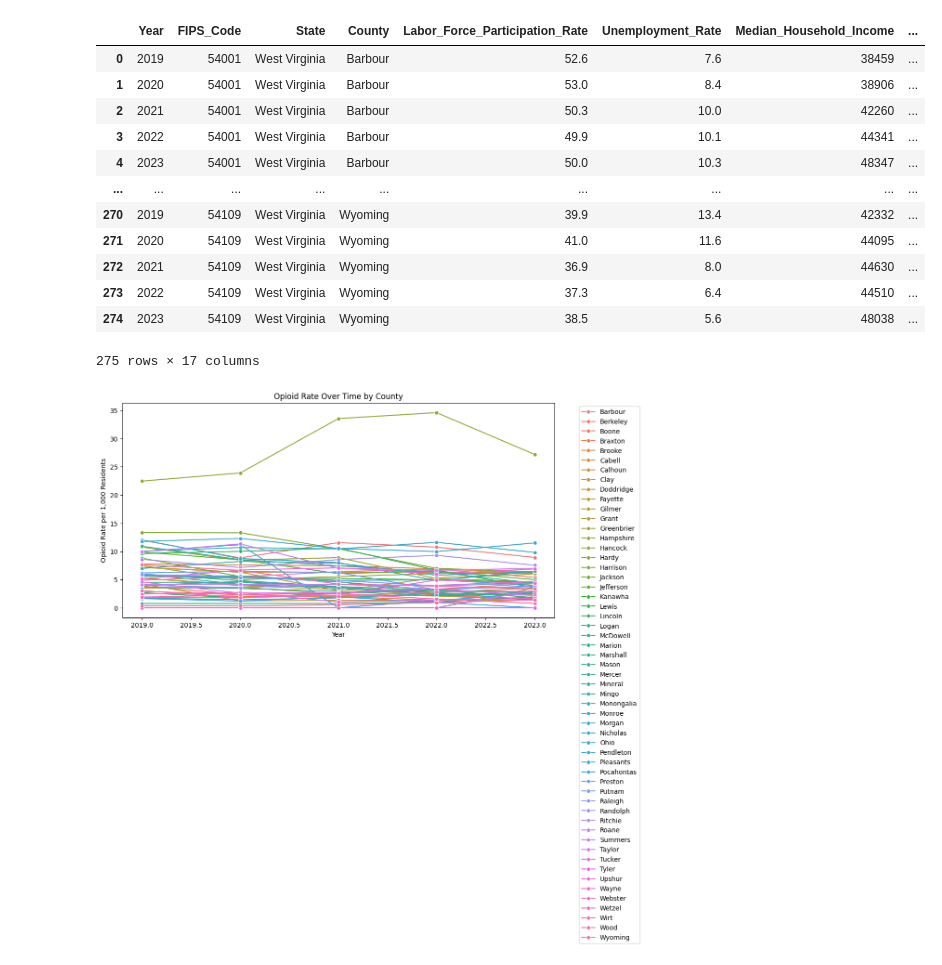
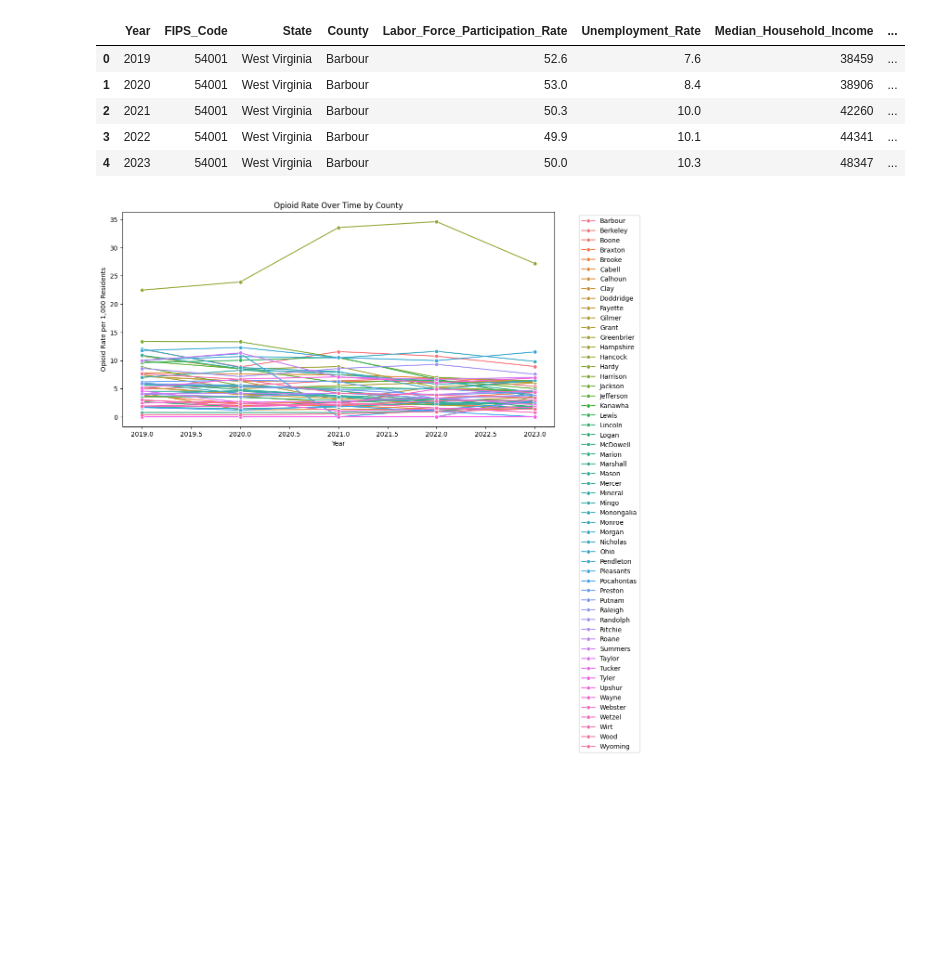
Before and after one commit to vyarabad/The-Intervention-Task-Force, a Jupyter notebook: notebooks/Data Visualization.ipynb, the cells around one changed output. Drawn from its saved outputs; the diff is of its cells as text; code cells hidden in the pictures; blank space fills up the shorter version.

```diff
--- a/notebooks/Data Visualization.ipynb
+++ b/notebooks/Data Visualization.ipynb
@@ -7,22 +7,15 @@ import requests
 from dotenv import load_dotenv
 import os
 # %%
-df = pd.read_csv("../data/west_virginia_opioid_data_interpolated.csv")
-df
+df = pd.read_csv("../data/west_virginia_opioid_data_clean.csv")
+df.head()
 # %% [output]
 |  | Year | FIPS_Code | State | County | Labor_Force_Participation_Rate | Unemployment_Rate | Median_Household_Income | ... |
 | 0 | 2019 | 54001 | West Virginia | Barbour | 52.6 | 7.6 | 38459 | ... |
 | 1 | 2020 | 54001 | West Virginia | Barbour | 53.0 | 8.4 | 38906 | ... |
 | 2 | 2021 | 54001 | West Virginia | Barbour | 50.3 | 10.0 | 42260 | ... |
 | 3 | 2022 | 54001 | West Virginia | Barbour | 49.9 | 10.1 | 44341 | ... |
 | 4 | 2023 | 54001 | West Virginia | Barbour | 50.0 | 10.3 | 48347 | ... |
-| ... | ... | ... | ... | ... | ... | ... | ... | ... |
-| 270 | 2019 | 54109 | West Virginia | Wyoming | 39.9 | 13.4 | 42332 | ... |
-| 271 | 2020 | 54109 | West Virginia | Wyoming | 41.0 | 11.6 | 44095 | ... |
-| 272 | 2021 | 54109 | West Virginia | Wyoming | 36.9 | 8.0 | 44630 | ... |
-| 273 | 2022 | 54109 | West Virginia | Wyoming | 37.3 | 6.4 | 44510 | ... |
-| 274 | 2023 | 54109 | West Virginia | Wyoming | 38.5 | 5.6 | 48038 | ... |
-275 rows × 17 columns
 # %%
 import matplotlib.pyplot as plt
 import seaborn as sns
```
Also changed, not shown: parts of 1 cell of this notebook, 13 other files.
